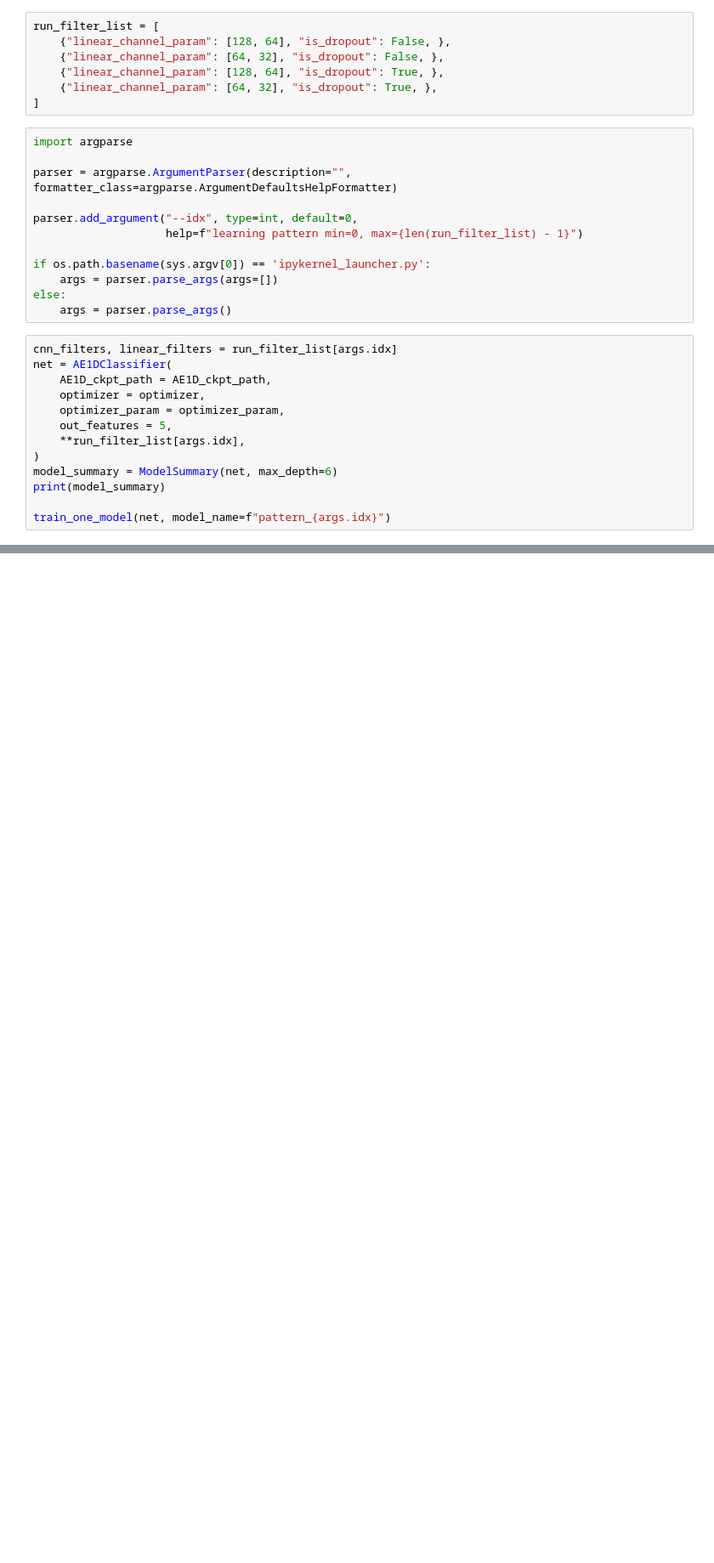
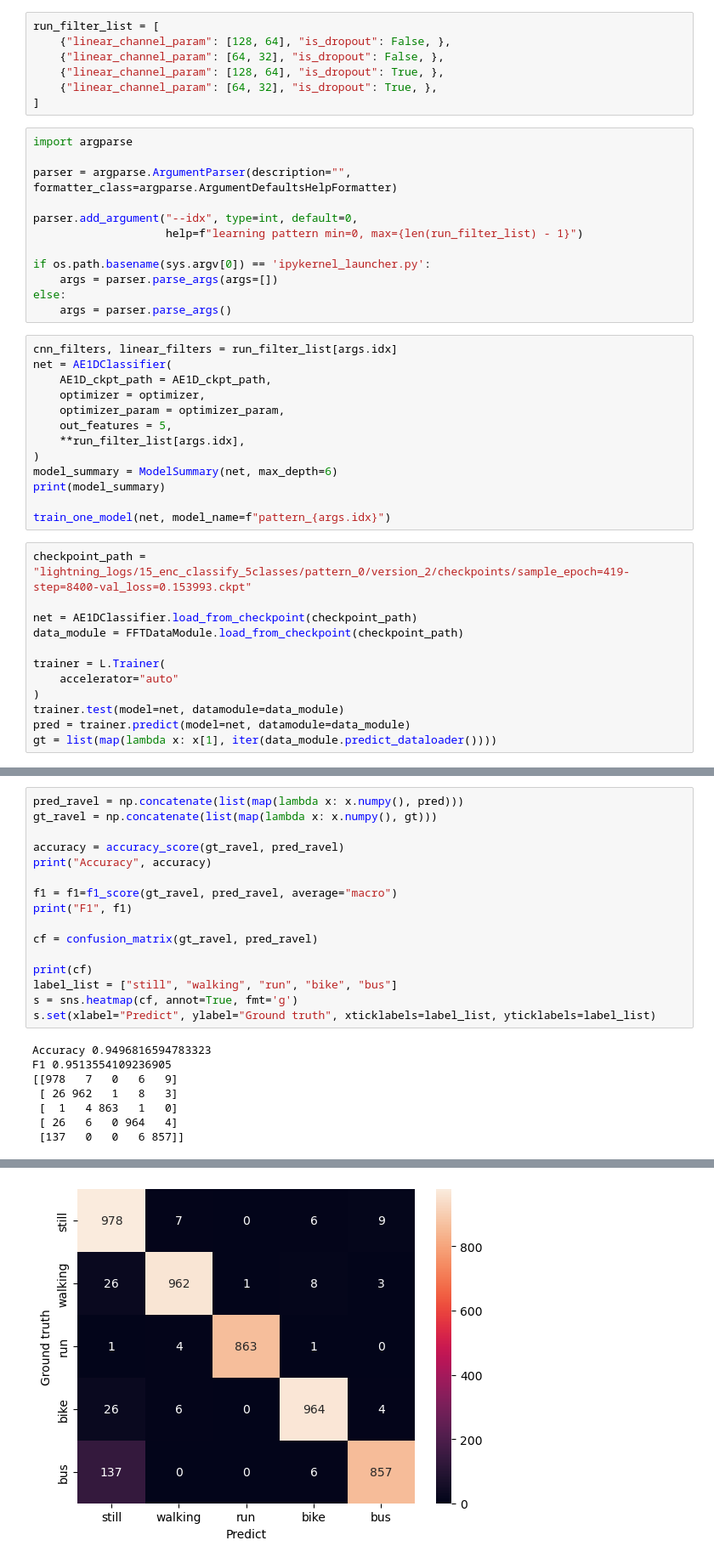
Before and after one commit to Tyern/HAR_AE, a Jupyter notebook: 15_enc_classify_5_classes.ipynb, the cells around one changed output, grey strips where cells are left out. Shown at 85% size. Drawn from its saved outputs; the diff is of its cells as text; blank space fills up the shorter version.

```diff
--- a/15_enc_classify_5_classes.ipynb
+++ b/15_enc_classify_5_classes.ipynb
@@ -114,3 +118,15 @@ model_summary = ModelSummary(net, max_depth=6)
 print(model_summary)
 
 train_one_model(net, model_name=f"pattern_{args.idx}")
+# %%
+checkpoint_path = "lightning_logs/15_enc_classify_5classes/pattern_0/version_2/checkpoints/sample_epoch=419-step=8400-val_loss=0.153993.ckpt"
+
+net = AE1DClassifier.load_from_checkpoint(checkpoint_path)
+data_module = FFTDataModule.load_from_checkpoint(checkpoint_path)
+
+trainer = L.Trainer(
+    accelerator="auto"
+)
+trainer.test(model=net, datamodule=data_module)
+pred = trainer.predict(model=net, datamodule=data_module)
+gt = list(map(lambda x: x[1], iter(data_module.predict_dataloader())))
@@ -116,0 +149,24 @@ train_one_model(net, model_name=f"pattern_{args.idx}")
+# %%
+pred_ravel = np.concatenate(list(map(lambda x: x.numpy(), pred)))
+gt_ravel = np.concatenate(list(map(lambda x: x.numpy(), gt)))
+
+accuracy = accuracy_score(gt_ravel, pred_ravel)
+print("Accuracy", accuracy)
+
+f1 = f1=f1_score(gt_ravel, pred_ravel, average="macro")
+print("F1", f1)
+
+cf = confusion_matrix(gt_ravel, pred_ravel)
+
+print(cf)
+label_list = ["still", "walking", "run", "bike", "bus"]
+s = sns.heatmap(cf, annot=True, fmt='g')
+s.set(xlabel="Predict", ylabel="Ground truth", xticklabels=label_list, yticklabels=label_list)
+# %% [output]
+Accuracy 0.9496816594783323
+F1 0.9513554109236905
+[[978   7   0   6   9]
+ [ 26 962   1   8   3]
+ [  1   4 863   1   0]
+ [ 26   6   0 964   4]
+ [137   0   0   6 857]]
@@ -116,0 +185 @@ train_one_model(net, model_name=f"pattern_{args.idx}")
+[figure, added]
```
Also changed, not shown: parts of 3 cells of this notebook, 1 other file.
